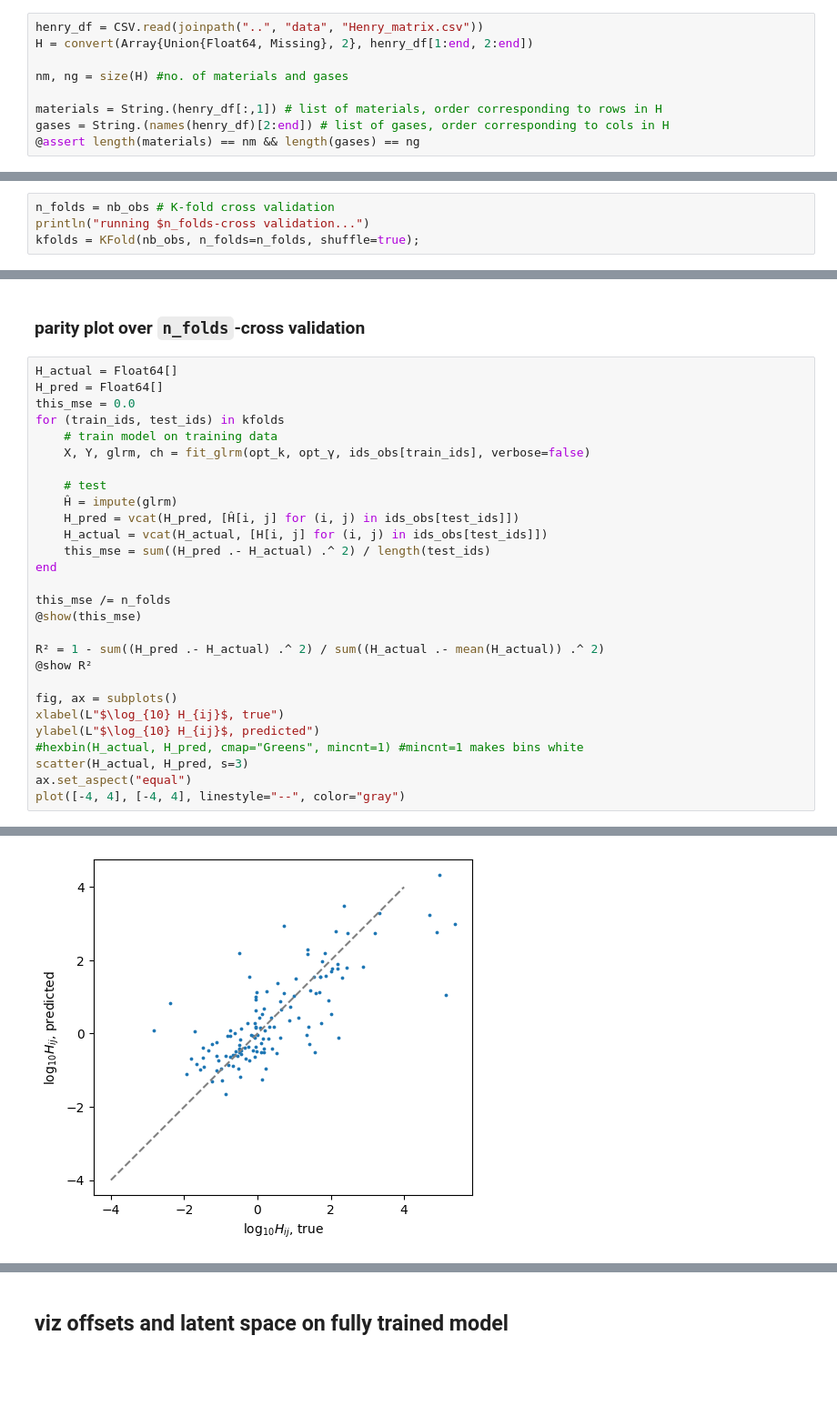
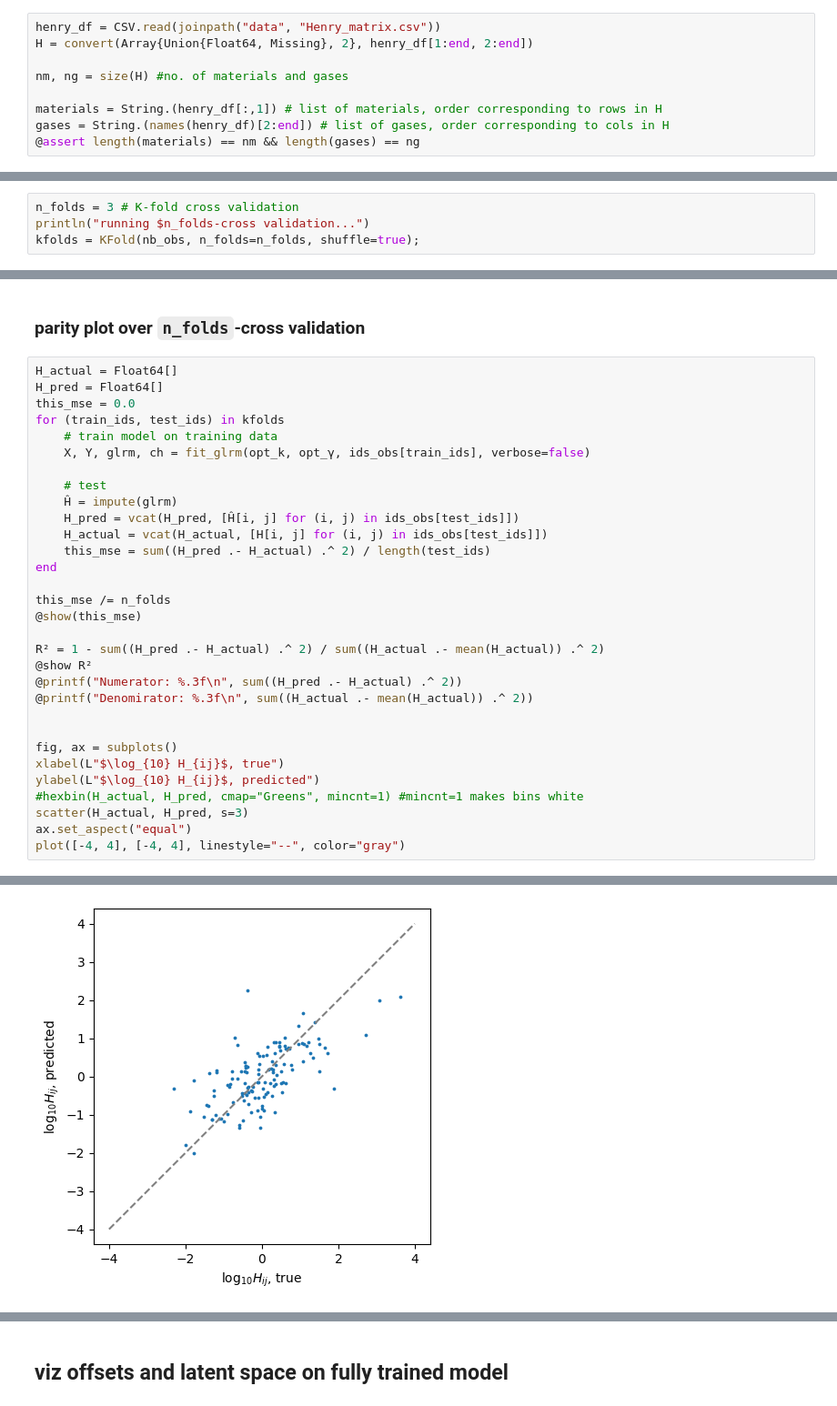
Before and after one commit to SimonEnsemble/material_recommendation_system, a Jupyter notebook: RecSys.ipynb, the cells around one changed output, grey strips where cells are left out. Shown at 91% size. Drawn from its saved outputs; the diff is of its cells as text; blank space fills up the shorter version.

```diff
--- a/RecSys.ipynb
+++ b/RecSys.ipynb
@@ -14,7 +14,7 @@ see `xxx.ipynb` for Python code that queries the NIST database for the adsorptio
 
 the gases run along the columns, the materials run along the rows, and the entries are the Henry coefficients identified from experimental adsorption data.
 # %%
-henry_df = CSV.read(joinpath("..", "data", "Henry_matrix.csv"))
+henry_df = CSV.read(joinpath("data", "Henry_matrix.csv"))
 H = convert(Array{Union{Float64, Missing}, 2}, henry_df[1:end, 2:end])
 
 nm, ng = size(H) #no. of materials and gases
@@ -247,7 +247,7 @@ plt.show()
 
 TODO: ask Prof. Udell how this works when a MOF is missing from a row.
 # %%
-n_folds = nb_obs # K-fold cross validation
+n_folds = 3 # K-fold cross validation
 println("running $n_folds-cross validation...")
 kfolds = KFold(nb_obs, n_folds=n_folds, shuffle=true);
 # %% [output]
@@ -387,6 +387,9 @@ this_mse /= n_folds
 
 R² = 1 - sum((H_pred .- H_actual) .^ 2) / sum((H_actual .- mean(H_actual)) .^ 2)
 @show R²
+@printf("Numerator: %.3f\n", sum((H_pred .- H_actual) .^ 2))
+@printf("Denomirator: %.3f\n", sum((H_actual .- mean(H_actual)) .^ 2))
+
 
 fig, ax = subplots()
 xlabel(L"$\log_{10} H_{ij}$, true")
@@ -399 +404 @@ plot([-4, 4], [-4, 4], linestyle="--", color="gray")
-[figure, old version]
+[figure, new version]
```
Also changed, not shown: parts of 15 cells of this notebook.
